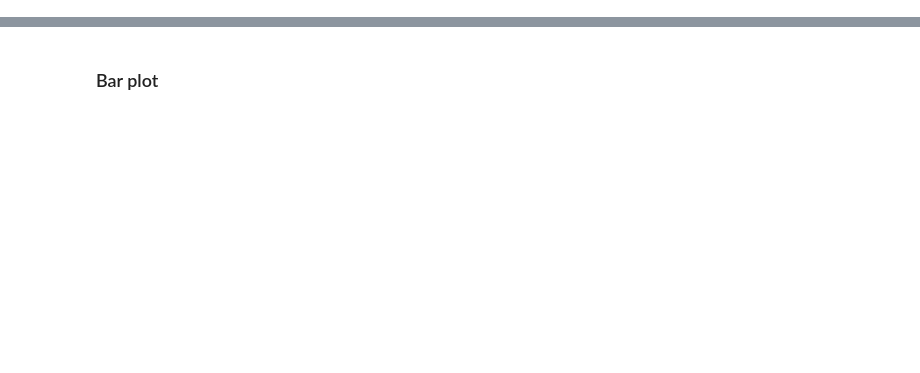
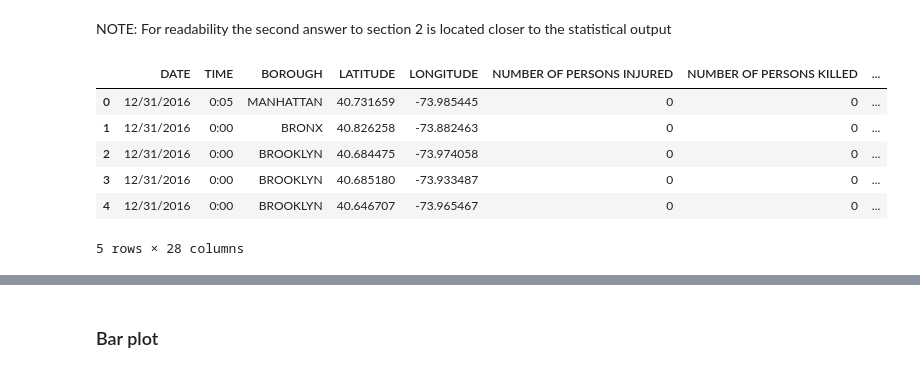
Before and after one commit to titanbender/titanbender.github.io, a Jupyter notebook: Final_project.ipynb, the cells around one changed output, grey strips where cells are left out. Cells and saved outputs as stored; diff of their text form; code cells hidden in the pictures; blank space fills up the shorter version.

```diff
--- a/Final_project.ipynb
+++ b/Final_project.ipynb
@@ -92,34 +80,67 @@ def rules(clf, features, labels, node_index=0):
+# %% [markdown]
+NOTE: For readability the second answer to section 2 is located closer to the statistical output
+# %%
+# Load weather data
+weather_DF = pd.read_csv("data/weather.csv", low_memory = False)
+
+dateList = list(weather_DF['DATE'])
+
+# transforming the date format to fit the other data set
+newDateList = []
+for x in dateList:
+    x = str(x)
+    year = str(x[:4])
+    month = str(x[4:6]) +"/"
+    date = str(x[6:8]) +"/"
+    tmp = month + date + year
+    newDateList.append(tmp)
+
+# adding the transformed date list to the accident data frame
+weather_DF['DATE'] = newDateList
 # %%
-## Data manipulation
-# Load data
+# Load accident data
 raw_DF = pd.read_csv("data/raw_data.csv", low_memory = False)
 
 # Getting year
 year = raw_DF["DATE"].apply(lambda x: x.split('/'))
 raw_DF["YEAR"] = year.apply(lambda x: int(x[2]))
 
 # Getting hour
 hour = raw_DF["TIME"].apply(lambda x: x.split(':'))
 raw_DF["HOUR"] = hour.apply(lambda x: int(x[0]))
 raw_DF["TIME_DEC"] = hour.apply(lambda x: float(int(x[0]) + int(x[1])/60) )
 
+# String values for month
+month_list = ['January', 'February', 'March', 'April', 'May', 'June', 'July',
+              'August', 'September', 'October', 'November', 'December']
+
 # Getting month
 month = raw_DF["DATE"].apply(lambda x: x.split('/'))
+# raw_DF["MONTH"] = month.apply(lambda x: month_list[int(x[0])-1])
 raw_DF["MONTH"] = month.apply(lambda x: int(x[0]))
 
 # create bool variable KNN_bool = [0 or 1]. 0 if persons not are injured nor killed otherwise 1...
 raw_DF['KNN_bool'] = raw_DF[['NUMBER OF PERSONS INJURED',
                              'NUMBER OF PERSONS KILLED']].apply(lambda x: 1 if (x['NUMBER OF PERSONS INJURED'] +
                                                                                 x['NUMBER OF PERSONS KILLED']) > 0
                                                                 else 0, axis=1)
 
 # remove unused columns
 raw_DF = raw_DF.drop(['ZIP CODE',
                           'LOCATION',
                           'UNIQUE KEY',
                           'ON STREET NAME',
                           'CROSS STREET NAME',
                           'OFF STREET NAME'], axis = 1)
-# raw_DF.head()
+
+
+raw_DF.head()
 # raw_DF.shape
-N = raw_DF.shape[0]
+# %% [output]
+|  | DATE | TIME | BOROUGH | LATITUDE | LONGITUDE | NUMBER OF PERSONS INJURED | NUMBER OF PERSONS KILLED | ... |
+| 0 | 12/31/2016 | 0:05 | MANHATTAN | 40.731659 | -73.985445 | 0 | 0 | ... |
+| 1 | 12/31/2016 | 0:00 | BRONX | 40.826258 | -73.882463 | 0 | 0 | ... |
+| 2 | 12/31/2016 | 0:00 | BROOKLYN | 40.684475 | -73.974058 | 0 | 0 | ... |
+| 3 | 12/31/2016 | 0:00 | BROOKLYN | 40.685180 | -73.933487 | 0 | 0 | ... |
+| 4 | 12/31/2016 | 0:00 | BROOKLYN | 40.646707 | -73.965467 | 0 | 0 | ... |
+5 rows × 28 columns
```
Also changed, not shown: parts of 109 cells of this notebook.
